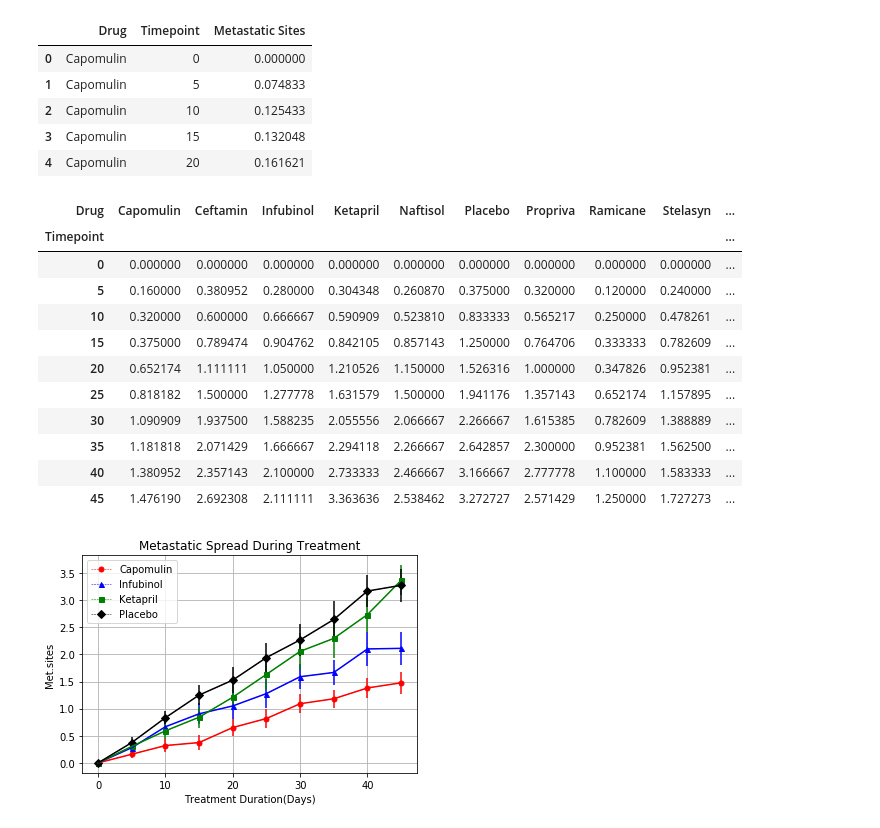
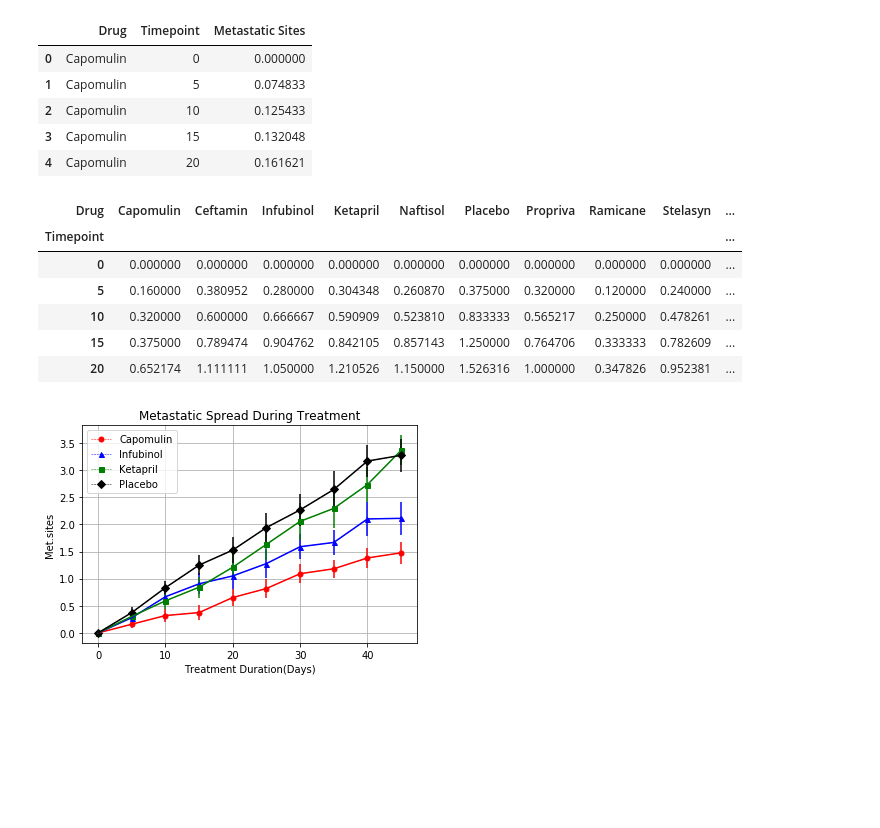
Before and after one commit to zareentaz/Matplotlib-Homework, a Jupyter notebook: Pymaceuticals/pymaceuticals_starter.ipynb, the cells around one changed output. Saved outputs shown, nothing was run; the diff lists cells and outputs as text; code cells hidden in the pictures; blank space fills up the shorter version.

```diff
--- a/Pymaceuticals/pymaceuticals_starter.ipynb
+++ b/Pymaceuticals/pymaceuticals_starter.ipynb
@@ -187,24 +187,19 @@ pivot_meta_sem_df=pd.DataFrame(pivot_table_meta_sem)
 # %%
 # Minor Data Munging to Re-Format the Data Frames
 pivot_table_meta = meta_df.pivot(index='Timepoint', columns='Drug', values='Metastatic Sites')
 pivot_table_meta.head()
 
 # Preview that Reformatting worked
 pivot_meta_df=pd.DataFrame(pivot_table_meta)
-pivot_meta_df
+pivot_meta_df.head()
 # %% [output]
 | Drug | Capomulin | Ceftamin | Infubinol | Ketapril | Naftisol | Placebo | Propriva | Ramicane | Stelasyn | ... |
 | Timepoint |  |  |  |  |  |  |  |  |  | ... |
 | 0 | 0.000000 | 0.000000 | 0.000000 | 0.000000 | 0.000000 | 0.000000 | 0.000000 | 0.000000 | 0.000000 | ... |
 | 5 | 0.160000 | 0.380952 | 0.280000 | 0.304348 | 0.260870 | 0.375000 | 0.320000 | 0.120000 | 0.240000 | ... |
 | 10 | 0.320000 | 0.600000 | 0.666667 | 0.590909 | 0.523810 | 0.833333 | 0.565217 | 0.250000 | 0.478261 | ... |
 | 15 | 0.375000 | 0.789474 | 0.904762 | 0.842105 | 0.857143 | 1.250000 | 0.764706 | 0.333333 | 0.782609 | ... |
 | 20 | 0.652174 | 1.111111 | 1.050000 | 1.210526 | 1.150000 | 1.526316 | 1.000000 | 0.347826 | 0.952381 | ... |
-| 25 | 0.818182 | 1.500000 | 1.277778 | 1.631579 | 1.500000 | 1.941176 | 1.357143 | 0.652174 | 1.157895 | ... |
-| 30 | 1.090909 | 1.937500 | 1.588235 | 2.055556 | 2.066667 | 2.266667 | 1.615385 | 0.782609 | 1.388889 | ... |
-| 35 | 1.181818 | 2.071429 | 1.666667 | 2.294118 | 2.266667 | 2.642857 | 2.300000 | 0.952381 | 1.562500 | ... |
-| 40 | 1.380952 | 2.357143 | 2.100000 | 2.733333 | 2.466667 | 3.166667 | 2.777778 | 1.100000 | 1.583333 | ... |
-| 45 | 1.476190 | 2.692308 | 2.111111 | 3.363636 | 2.538462 | 3.272727 | 2.571429 | 1.250000 | 1.727273 | ... |
 # %%
 # Generate the Plot (with Error Bars)
 x_axis=pivot_df.index.values
```
Also changed, not shown: parts of 7 cells of this notebook, 2 other files.
